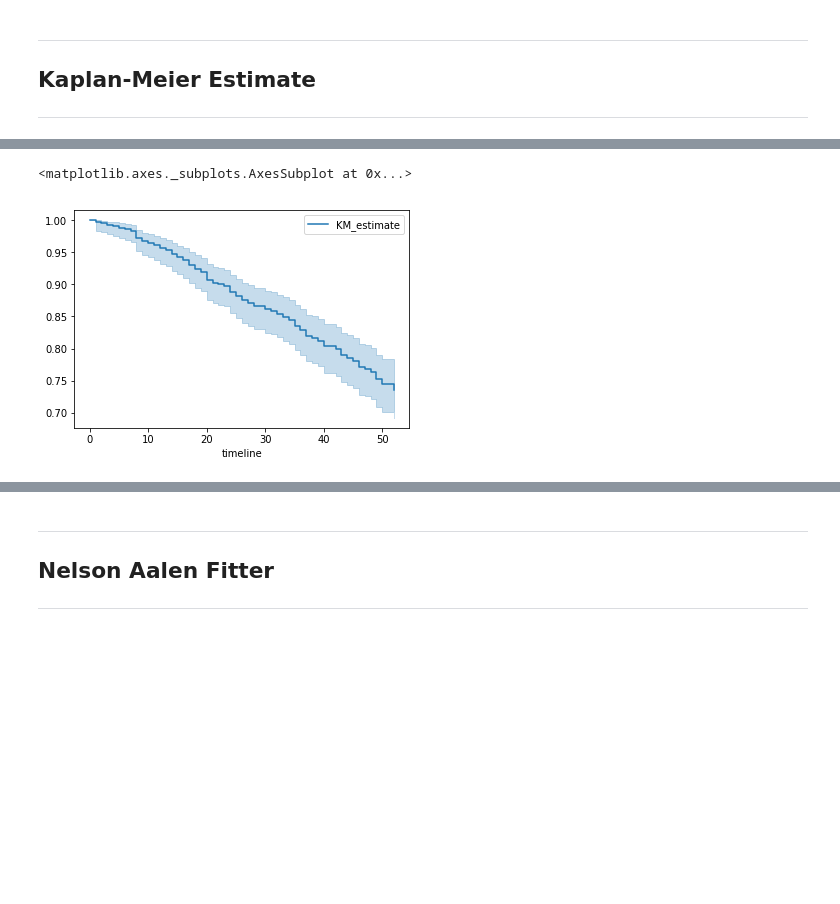
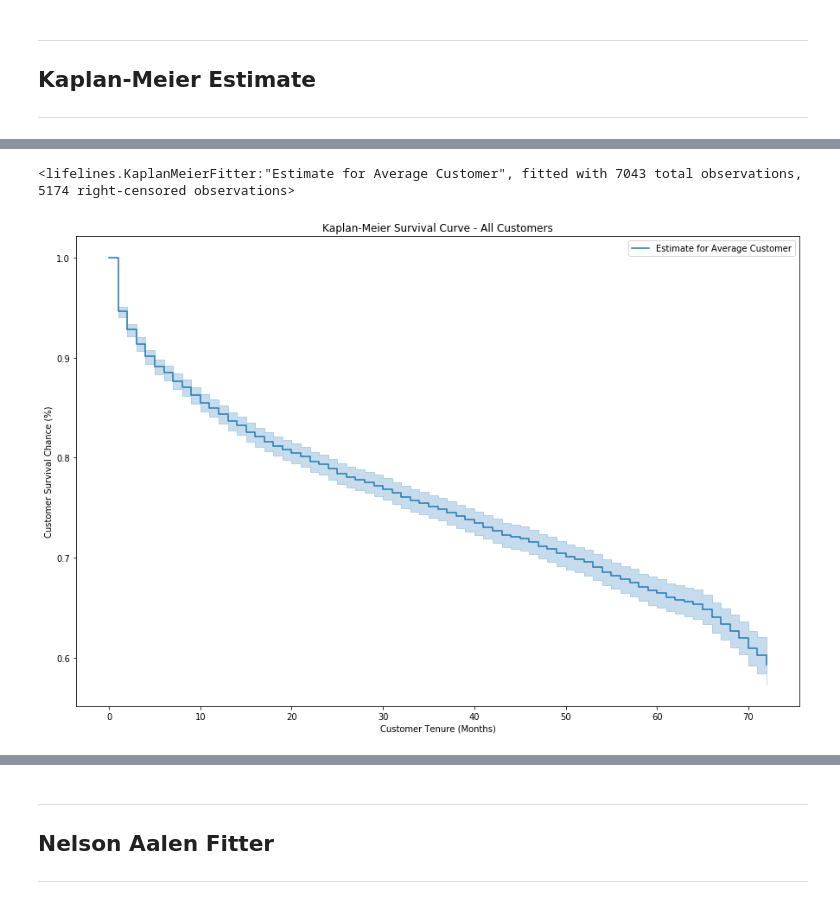
Before and after one commit to jwalluww/DataScience, a Jupyter notebook: Survival_Analysis.ipynb, the cells around one changed output, grey strips where cells are left out. Saved outputs shown, nothing was run; the diff lists cells and outputs as text; code cells hidden in the pictures; blank space fills up the shorter version.

Commit message:
Adding Survival Analysis

```diff
--- a/Survival_Analysis.ipynb
+++ b/Survival_Analysis.ipynb
@@ -17,3 +34,6 @@ df=load_rossi()
+# %%
+# For the locals
+df=pd.read_csv("C:\\Users\\wallj\\DS_Projects\\churn_data\\customer_churn_analysis\\WA_Fn-UseC_-Telco-Customer-Churn.csv")
 # %% [markdown]
 Learning more about this dataset...
 # %%
@@ -29,0 +88,5 @@ print(df.head())
+# %%
+# transform tenure and churn features
+df['tenure'] = df['tenure'].astype(float)
+df['Churn'] = df['Churn'] == 'Yes'
+# df.head()
@@ -46,7 +110,20 @@ E = df['arrest']
-# %%
-kmf=KaplanMeierFitter()
-kmf.fit(T,event_observed=E)
-kmf.plot()
-# %% [output]
-<matplotlib.axes._subplots.AxesSubplot at 0x...>
-[figure, removed]
+# %%
+# fitting kmf to churn data
+T = df['tenure']
+E = df['Churn']
+# %%
+# Create Kaplan Meier Fitter object. Fit Time, Churn, and insert a label.
+kmf = lifelines.KaplanMeierFitter()
+kmf.fit(T,event_observed=E,label='Estimate for Average Customer')
+# %% [output]
+<lifelines.KaplanMeierFitter:"Estimate for Average Customer", fitted with 7043 total observations, 5174 right-censored observations>
+# %%
+# plotting kmf curve
+fig, ax = plt.subplots(figsize=(15,10))
+kmf.plot(ax=ax)
+ax.set_title('Kaplan-Meier Survival Curve - All Customers')
+ax.set_xlabel('Customer Tenure (Months)')
+ax.set_ylabel('Customer Survival Chance (%)')
+plt.show()
+# %% [output]
+[figure, added]
```
Also changed, not shown: parts of 66 cells of this notebook.
